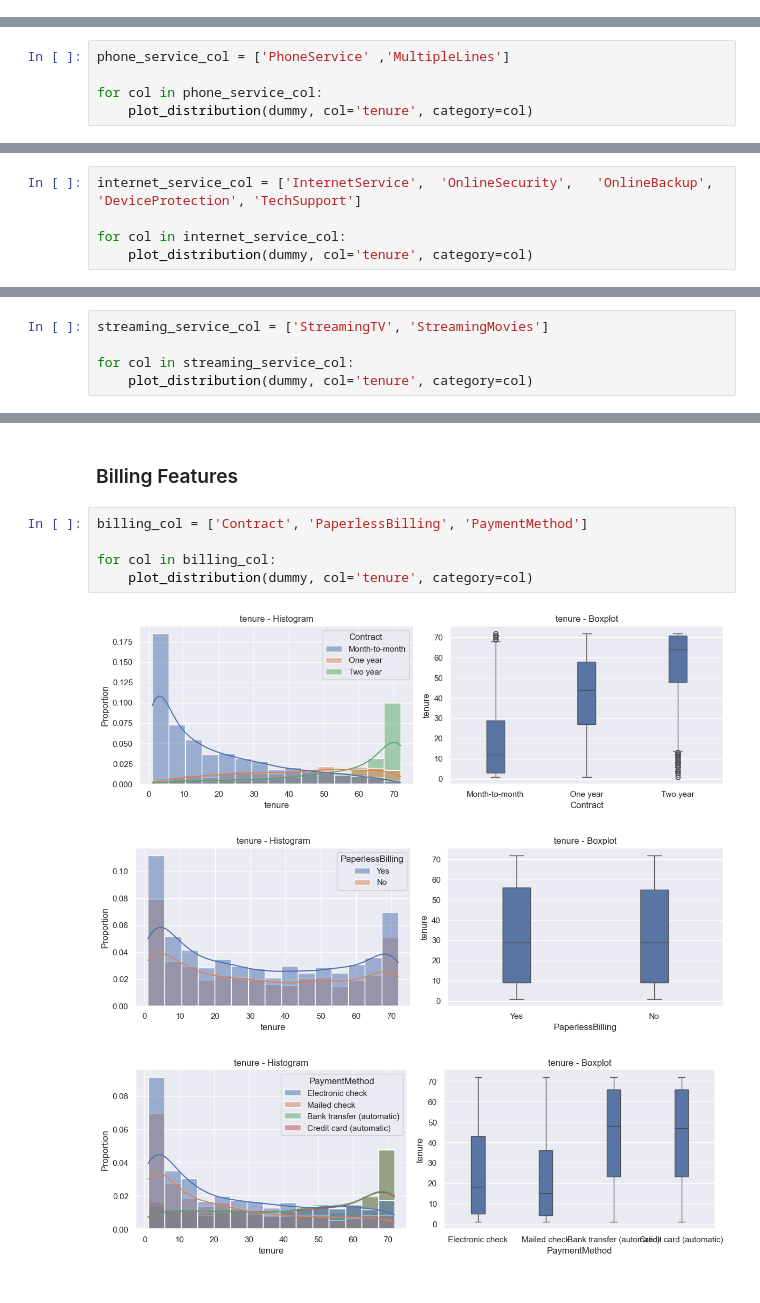
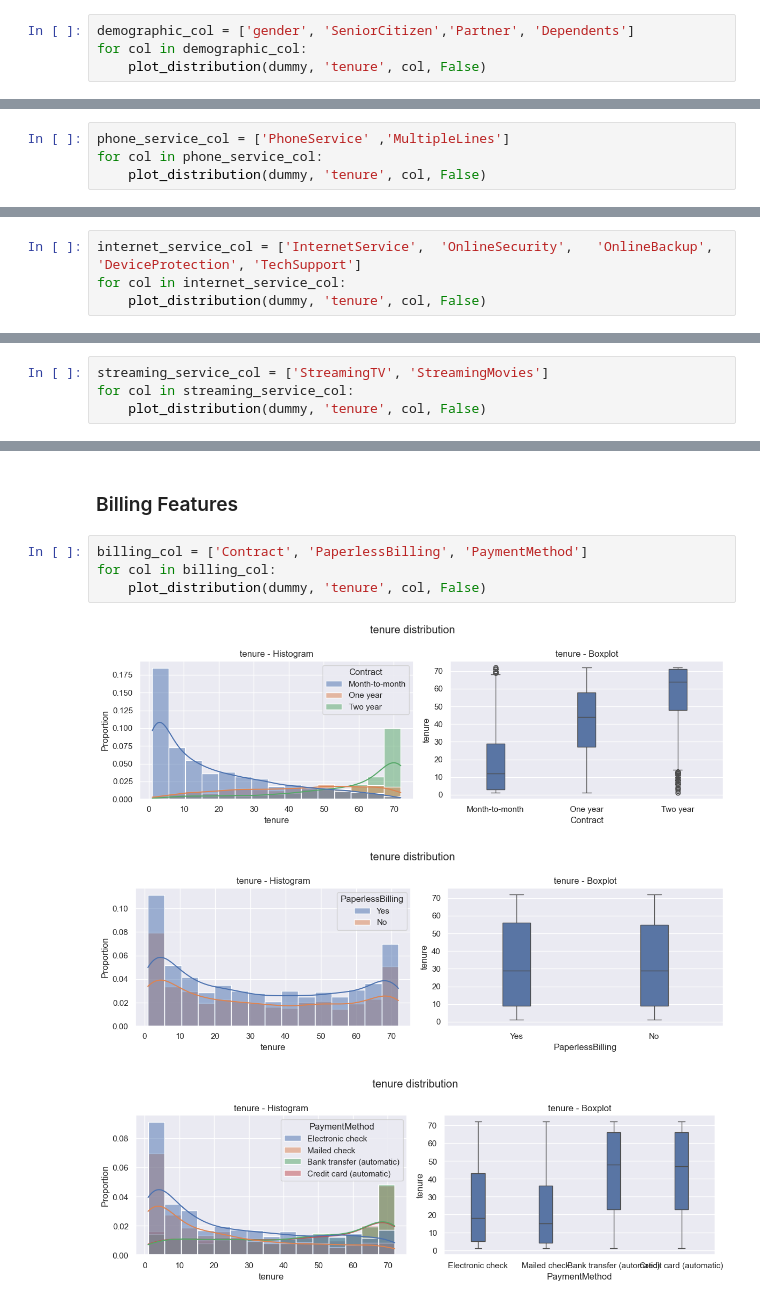
Before and after one commit to ElOuarary/Customer_Churn_Prediction, a Jupyter notebook: notebooks/exploratory_data_analysis.ipynb, the cells around one changed output, grey strips where cells are left out. Cells and saved outputs as stored; diff of their text form.

```diff
--- a/notebooks/exploratory_data_analysis.ipynb
+++ b/notebooks/exploratory_data_analysis.ipynb
@@ -378,0 +373,4 @@ for col in demographic_col:
+# %%
+demographic_col = ['gender', 'SeniorCitizen','Partner', 'Dependents']
+for col in demographic_col:
+    plot_distribution(dummy, 'tenure', col, False)
@@ -380,7 +383,6 @@ for col in demographic_col:
 ### Phone Service Features
 # %%
 phone_service_col = ['PhoneService'	,'MultipleLines']
-
 for col in phone_service_col:
-    plot_distribution(dummy, col='tenure', category=col)
+    plot_distribution(dummy, 'tenure', col, False)
 # %% [output]
@@ -390,7 +392,6 @@ for col in phone_service_col:
 ### Internet Service Features
 # %%
 internet_service_col = ['InternetService',	'OnlineSecurity',	'OnlineBackup',	'DeviceProtection',	'TechSupport']
-
 for col in internet_service_col:
-    plot_distribution(dummy, col='tenure', category=col)
+    plot_distribution(dummy, 'tenure', col, False)
 # %% [output]
@@ -403,7 +404,6 @@ for col in internet_service_col:
 ### Streaming Service Features
 # %%
 streaming_service_col = ['StreamingTV', 'StreamingMovies']
-
 for col in streaming_service_col:
-    plot_distribution(dummy, col='tenure', category=col)
+    plot_distribution(dummy, 'tenure', col, False)
 # %% [output]
@@ -413,10 +413,9 @@ for col in streaming_service_col:
 ### Billing Features
 # %%
 billing_col = ['Contract', 'PaperlessBilling', 'PaymentMethod']
-
 for col in billing_col:
-    plot_distribution(dummy, col='tenure', category=col)
+    plot_distribution(dummy, 'tenure', col, False)
 # %% [output]
-[figure, old version]
+[figure, new version]
-[figure, old version]
+[figure, new version]
-[figure, old version]
+[figure, new version]
```
Also changed, not shown: parts of 18 cells of this notebook, 41 other files.
